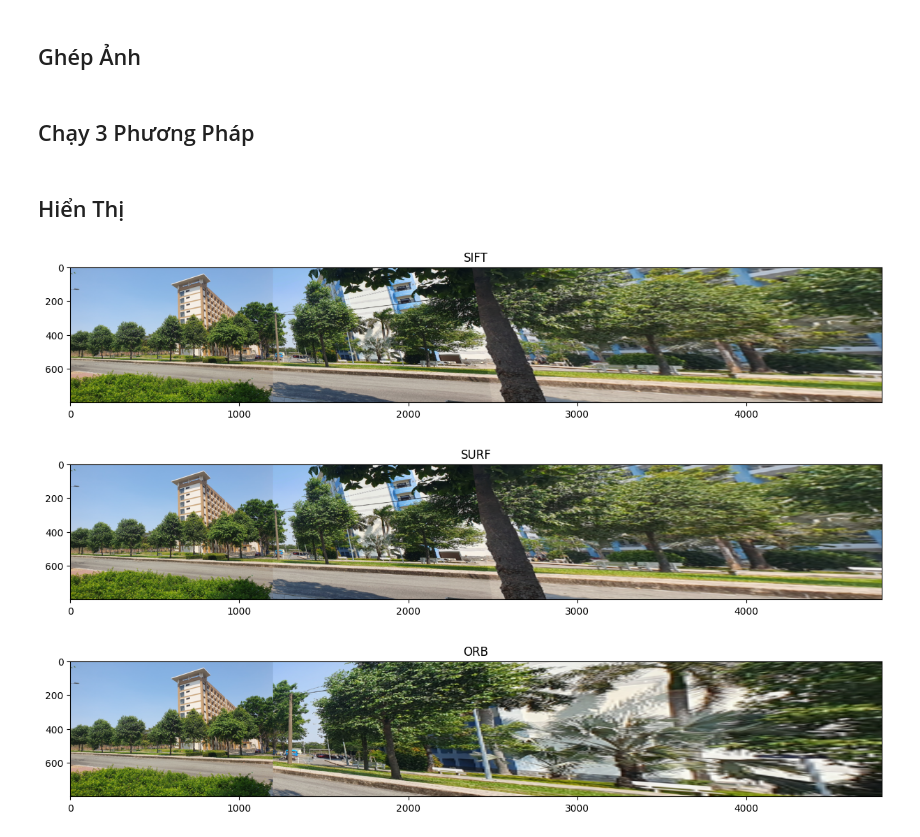
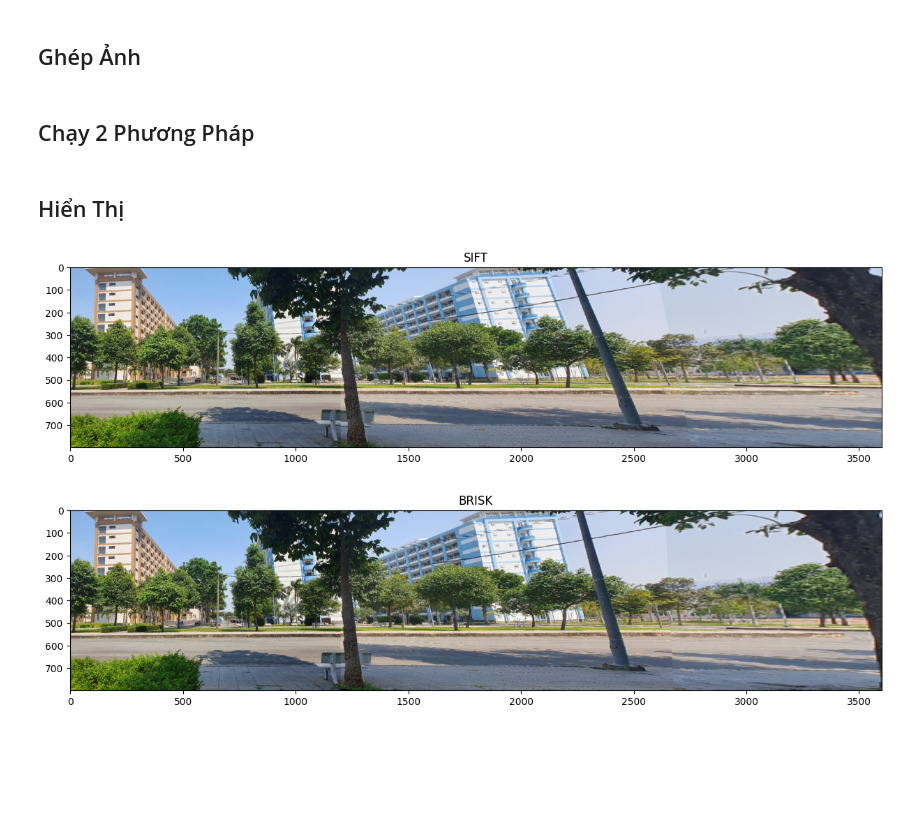
Before and after one commit to DuckYuh/CV3, a Jupyter notebook: CV3.ipynb, the cells around one changed output. Saved outputs shown, nothing was run; the diff lists cells and outputs as text; code cells hidden in the pictures; blank space fills up the shorter version.

```diff
--- a/CV3.ipynb
+++ b/CV3.ipynb
@@ -98,9 +100,10 @@ def compute_homography(kp1, kp2, matches):
 # %%
 def warp_and_stitch(img1, img2, H):
 
+    h1, w1 = img1.shape[:2]
     h2, w2 = img2.shape[:2]
 
-    result = cv2.warpPerspective(img1, H, (w2 + img1.shape[1], h2))
+    result = cv2.warpPerspective(img1, H, (w1 + w2, max(h1, h2)))
 
     result[0:h2, 0:w2] = img2
 
@@ -112,16 +115,14 @@ def simple_blending(result, img2):
 
     h2, w2 = img2.shape[:2]
 
-    for i in range(h2):
-        for j in range(w2):
-            if np.sum(result[i,j]) == 0:
-                result[i,j] = img2[i,j]
+    mask = (result[0:h2, 0:w2] == 0)
+    result[0:h2, 0:w2][mask] = img2[mask]
 
     return result
 # %% [markdown]
 ## Ghép Ảnh
 # %%
-def panorama(images, method="SIFT"):
+def panorama(images, method):
 
     pano = images[0]
 
@@ -137,7 +138,7 @@ def panorama(images, method="SIFT"):
         # 2. Matching
         matches = match_features(des1, des2, method)
 
-        if len(matches) < 4:
+        if len(matches) < 5:
             print("Not enough matches")
             continue
 
@@ -152,29 +153,22 @@ def panorama(images, method="SIFT"):
 
     return pano
 # %% [markdown]
-## Chạy 3 Phương Pháp
+## Chạy 2 Phương Pháp
 # %%
 pano_sift = panorama(images, "SIFT")
-pano_orb  = panorama(images, "ORB")
-pano_surf = panorama(images, "SURF")
+pano_brisk  = panorama(images, "BRISK")
 # %% [markdown]
 ## Hiển Thị
 # %%
 plt.figure(figsize=(15,5))
 plt.imshow(pano_sift)
 plt.title("SIFT")
 plt.show()
 
 plt.figure(figsize=(15,5))
-plt.imshow(pano_surf)
-plt.title("SURF")
+plt.imshow(pano_brisk)
+plt.title("BRISK")
 plt.show()
-
-plt.figure(figsize=(15,5))
-plt.imshow(pano_orb)
-plt.title("ORB")
-plt.show()
 # %% [output]
-[figure, old version]
+[figure, new version]
-[figure, old version]
+[figure, new version]
-[figure, removed]
```
Also changed, not shown: parts of 4 cells of this notebook.
